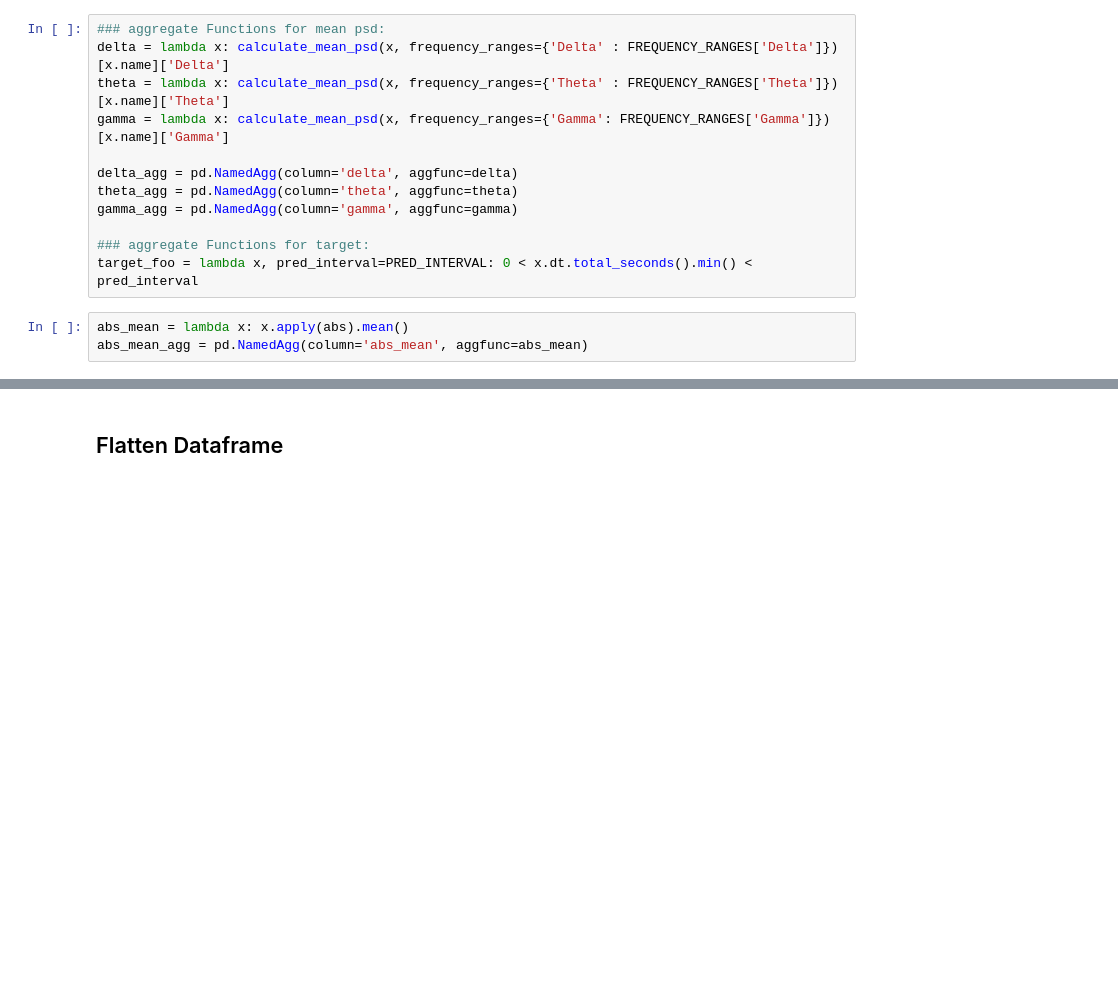
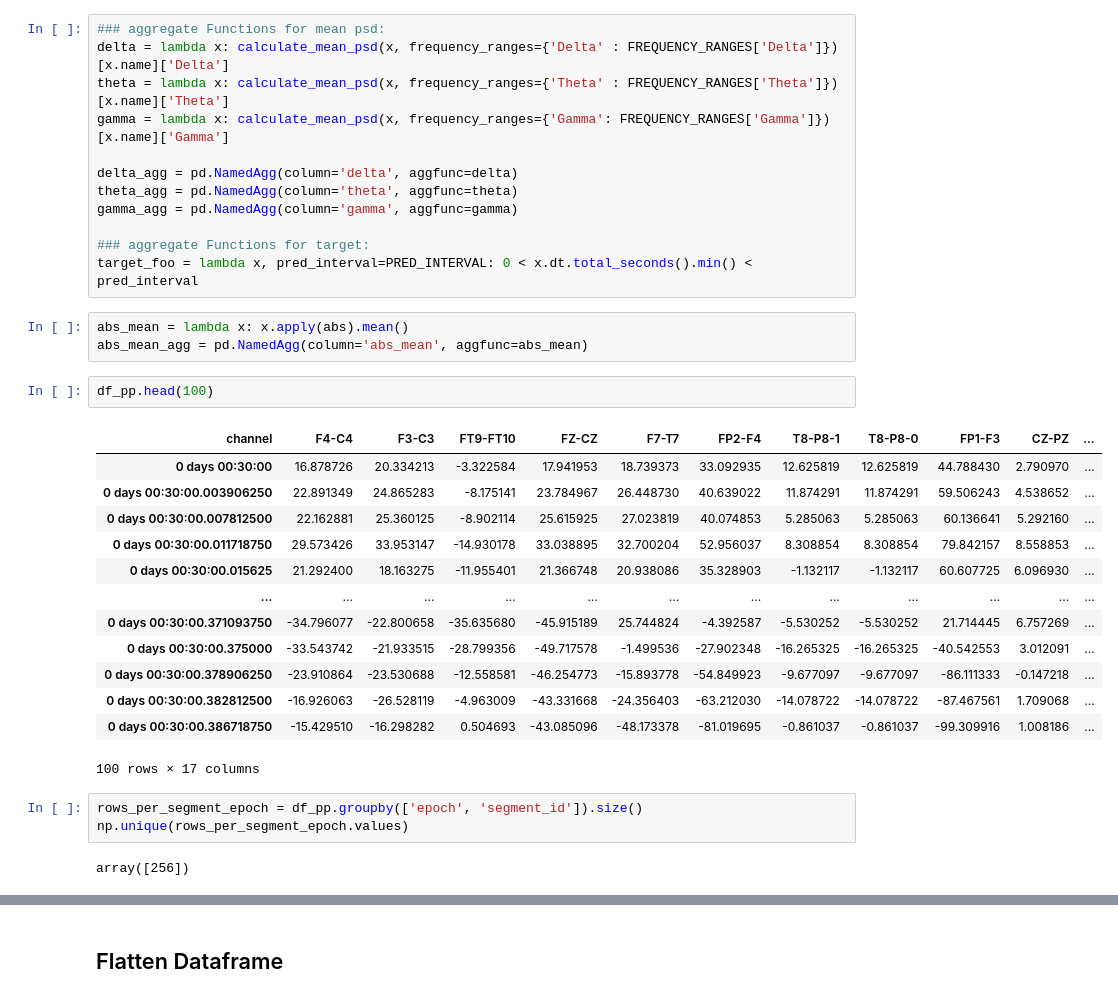
Before and after one commit to anacbroggini/AI-SeizureDetection, a Jupyter notebook: 04_Feature_Extraction_RNN.ipynb, the cells around one changed output, grey strips where cells are left out. Cells and saved outputs as stored; diff of their text form; blank space fills up the shorter version.

```diff
--- a/04_Feature_Extraction_RNN.ipynb
+++ b/04_Feature_Extraction_RNN.ipynb
@@ -69,3 +186,24 @@ target_foo = lambda x, pred_interval=PRED_INTERVAL: 0 < x.dt.total_seconds().min
 # %%
 abs_mean = lambda x: x.apply(abs).mean()
 abs_mean_agg = pd.NamedAgg(column='abs_mean', aggfunc=abs_mean)
+# %%
+df_pp.head(100)
+# %% [output]
+| channel | F4-C4 | F3-C3 | FT9-FT10 | FZ-CZ | F7-T7 | FP2-F4 | T8-P8-1 | T8-P8-0 | FP1-F3 | CZ-PZ | ... |
+| 0 days 00:30:00 | 16.878726 | 20.334213 | -3.322584 | 17.941953 | 18.739373 | 33.092935 | 12.625819 | 12.625819 | 44.788430 | 2.790970 | ... |
+| 0 days 00:30:00.003906250 | 22.891349 | 24.865283 | -8.175141 | 23.784967 | 26.448730 | 40.639022 | 11.874291 | 11.874291 | 59.506243 | 4.538652 | ... |
+| 0 days 00:30:00.007812500 | 22.162881 | 25.360125 | -8.902114 | 25.615925 | 27.023819 | 40.074853 | 5.285063 | 5.285063 | 60.136641 | 5.292160 | ... |
+| 0 days 00:30:00.011718750 | 29.573426 | 33.953147 | -14.930178 | 33.038895 | 32.700204 | 52.956037 | 8.308854 | 8.308854 | 79.842157 | 8.558853 | ... |
+| 0 days 00:30:00.015625 | 21.292400 | 18.163275 | -11.955401 | 21.366748 | 20.938086 | 35.328903 | -1.132117 | -1.132117 | 60.607725 | 6.096930 | ... |
+| ... | ... | ... | ... | ... | ... | ... | ... | ... | ... | ... | ... |
+| 0 days 00:30:00.371093750 | -34.796077 | -22.800658 | -35.635680 | -45.915189 | 25.744824 | -4.392587 | -5.530252 | -5.530252 | 21.714445 | 6.757269 | ... |
+| 0 days 00:30:00.375000 | -33.543742 | -21.933515 | -28.799356 | -49.717578 | -1.499536 | -27.902348 | -16.265325 | -16.265325 | -40.542553 | 3.012091 | ... |
+| 0 days 00:30:00.378906250 | -23.910864 | -23.530688 | -12.558581 | -46.254773 | -15.893778 | -54.849923 | -9.677097 | -9.677097 | -86.111333 | -0.147218 | ... |
+| 0 days 00:30:00.382812500 | -16.926063 | -26.528119 | -4.963009 | -43.331668 | -24.356403 | -63.212030 | -14.078722 | -14.078722 | -87.467561 | 1.709068 | ... |
+| 0 days 00:30:00.386718750 | -15.429510 | -16.298282 | 0.504693 | -43.085096 | -48.173378 | -81.019695 | -0.861037 | -0.861037 | -99.309916 | 1.008186 | ... |
+100 rows × 17 columns
+# %%
+rows_per_segment_epoch = df_pp.groupby(['epoch', 'segment_id']).size()
+np.unique(rows_per_segment_epoch.values)
+# %% [output]
+array([256])
```
Also changed, not shown: parts of 27 cells of this notebook.
